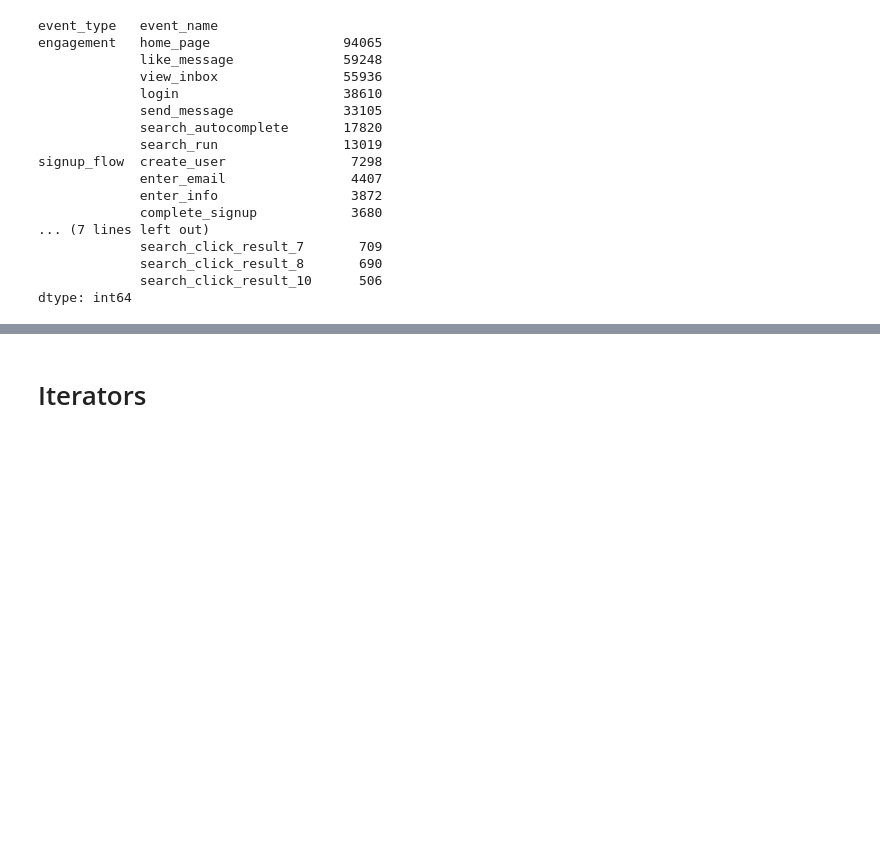
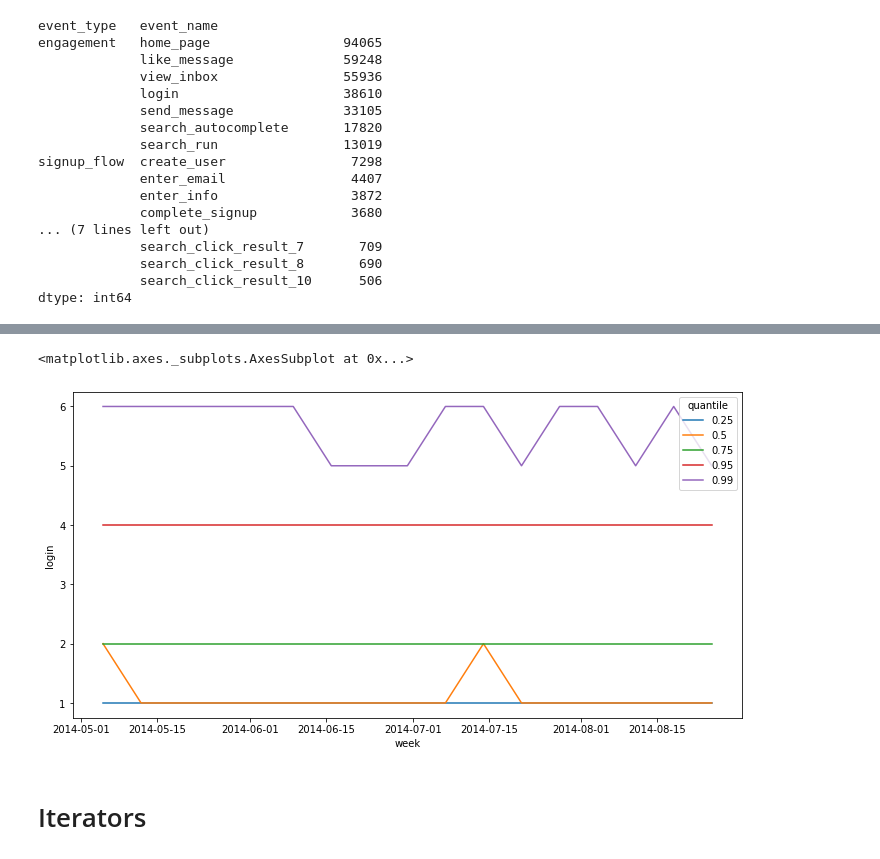
Before and after one commit to aworklab/everydayPython, a Jupyter notebook: ex_20230112.ipynb, the cells around one changed output, grey strips where cells are left out. Saved outputs shown, nothing was run; the diff lists cells and outputs as text; code cells hidden in the pictures; blank space fills up the shorter version.

```diff
--- a/ex_20230112.ipynb
+++ b/ex_20230112.ipynb
@@ -180,0 +91,3 @@ get_plot(cnt_login)
+# %%
+temp_df = df[(df['week'] >= '2014-05-01') & (df['event_name'] == 'login')]
+temp_df.head()
@@ -180,0 +101,3 @@ get_plot(cnt_login)
+# %%
+cnt_login = temp_df.groupby(['user_id', 'week'])['event_name'].count().reset_index().rename(columns = {'event_name': 'login'})
+cnt_login
@@ -180,0 +118,4 @@ get_plot(cnt_login)
+# %%
+quantile_login = cnt_login.groupby(['week'])['login'].quantile([.25, .5, .75, .95, .99]).reset_index().rename(columns = {'level_1':'quantile'})
+quantile_login['quantile'] = quantile_login['quantile'].astype('category')
+quantile_login
@@ -181,3 +136,9 @@ get_plot(cnt_login)
+# %%
+plt.figure(figsize = (12,6))
+sns.lineplot(data = quantile_login, x = 'week', y = 'login', hue = 'quantile')
+# %% [output]
+<matplotlib.axes._subplots.AxesSubplot at 0x...>
+[figure, added]
 # %% [markdown]
 # Iterators
 # %%
```
Also changed, not shown: parts of 17 cells of this notebook.
